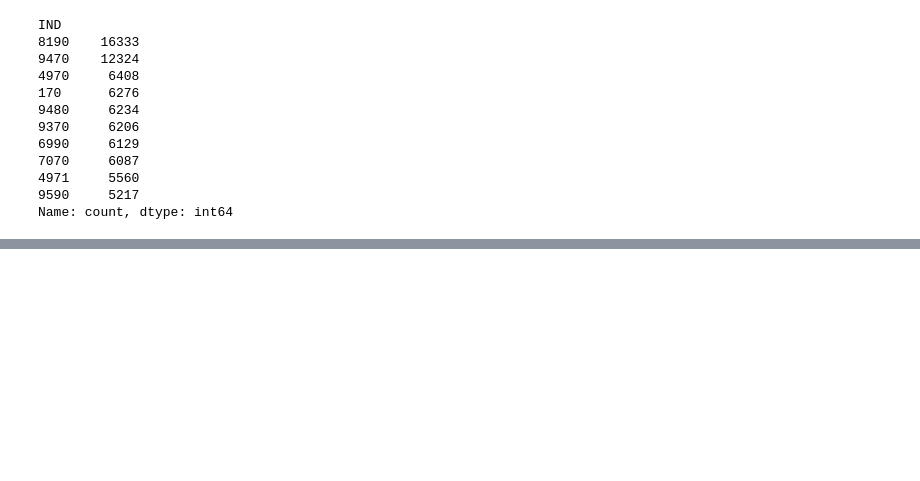
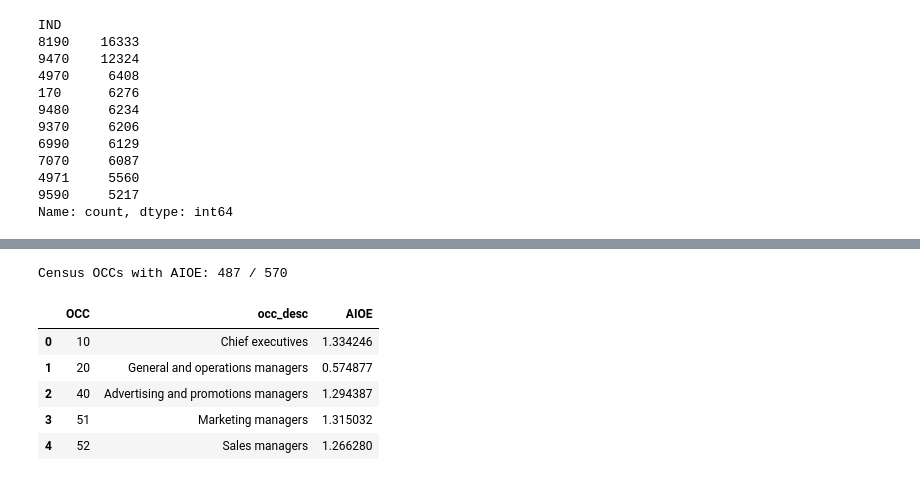
Before and after one commit to isaacvm98/UDS, a Jupyter notebook: data_merging.ipynb, the cells around one changed output, grey strips where cells are left out. Saved outputs shown, nothing was run; the diff lists cells and outputs as text; code cells hidden in the pictures; blank space fills up the shorter version.

```diff
--- a/data_merging.ipynb
+++ b/data_merging.ipynb
@@ -191,0 +258,44 @@ Name: count, dtype: int64
+# %%
+# AIOE is published at the detailed-SOC level (e.g. "11-1011"). The crosswalk sometimes
+# maps a Census OCC to a broad SOC group whose code ends in 0 (e.g. "53-3030"
+# Driver/sales workers and truck drivers — the AIOE entries are 53-3031/32/33).
+# Matching order: exact narrow match, then broad-group expansion if the pattern
+# ends in 0, then a broader-parent fallback.
+
+aioe_lookup = dict(zip(aioe["SOC Code"].astype(str), aioe["AIOE"]))
+aioe_keys_longest_first = sorted(aioe_lookup, key=len, reverse=True)
+
+
+def occ_to_aioe(pattern):
+    if not pattern:
+        return None
+    narrow = [aioe_lookup[k] for k in aioe_keys_longest_first if k.startswith(pattern)]
+    if narrow:
+        return sum(narrow) / len(narrow)
+    if pattern.endswith("0"):
+        broad = pattern[:-1]
+        group = [aioe_lookup[k] for k in aioe_keys_longest_first if k.startswith(broad)]
+        if group:
+            return sum(group) / len(group)
+    for k in aioe_keys_longest_first:  # longest prefix wins
+        if pattern.startswith(k):
+            return aioe_lookup[k]
+    return None
+
+
+occ_crosswalk["AIOE"] = occ_crosswalk["soc_pattern"].apply(occ_to_aioe)
+occ_aioe = (
+    occ_crosswalk.dropna(subset=["AIOE"])
+    .astype({"OCC": "int64"})[["OCC", "occ_desc", "AIOE"]]
+    .reset_index(drop=True)
+)
+print(f"Census OCCs with AIOE: {len(occ_aioe)} / {len(occ_crosswalk)}")
+occ_aioe.head()
+# %% [output]
+Census OCCs with AIOE: 487 / 570
+|  | OCC | occ_desc | AIOE |
+| 0 | 10 | Chief executives | 1.334246 |
+| 1 | 20 | General and operations managers | 0.574877 |
+| 2 | 40 | Advertising and promotions managers | 1.294387 |
+| 3 | 51 | Marketing managers | 1.315032 |
+| 4 | 52 | Sales managers | 1.266280 |
```
Also changed, not shown: parts of 5 cells of this notebook.
